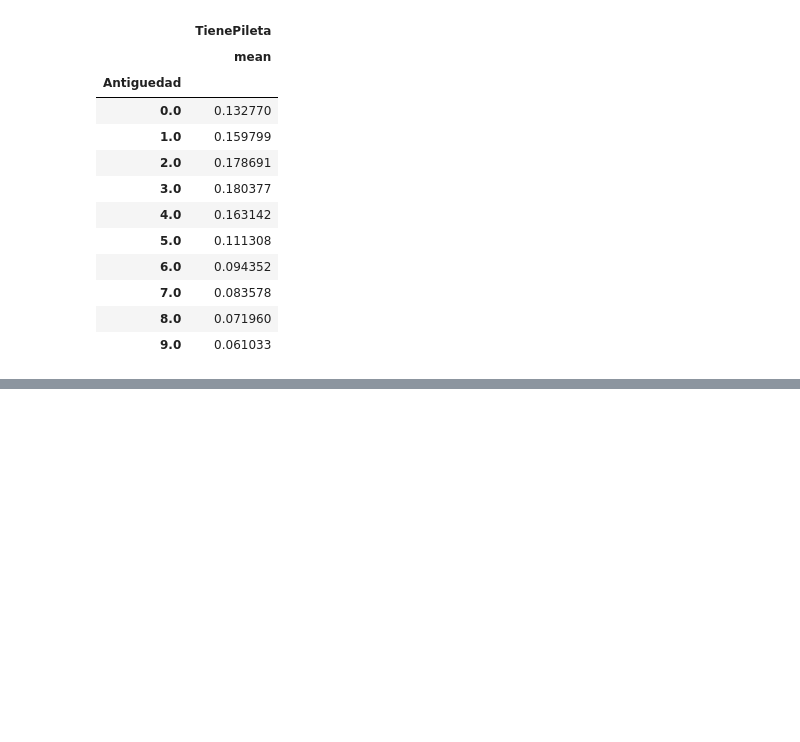
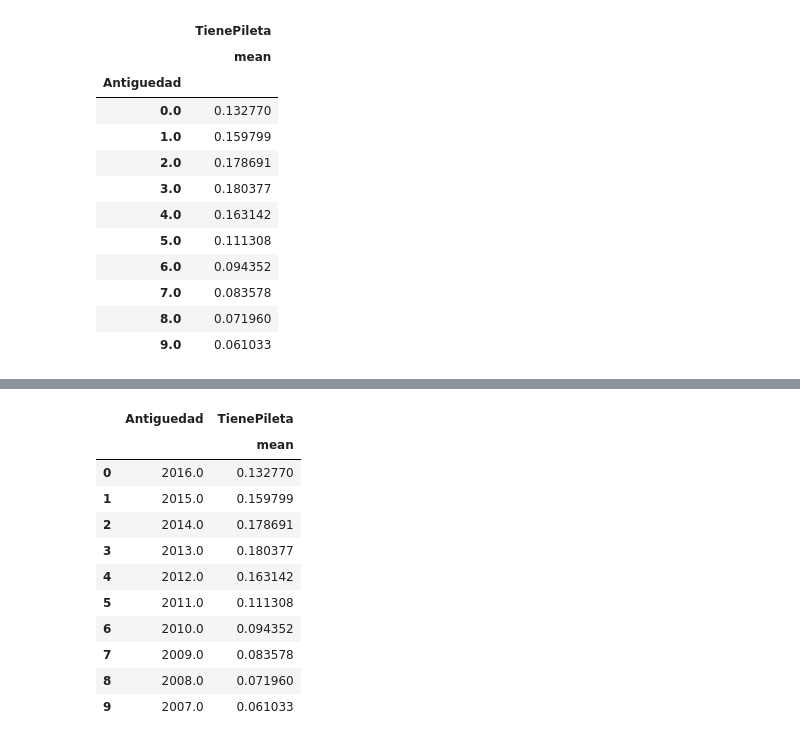
Before and after one commit to komod0/TPs-Org.Datos, a Jupyter notebook: tp1/nbandres.ipynb, the cells around one changed output, grey strips where cells are left out. Saved outputs shown, nothing was run; the diff lists cells and outputs as text; code cells hidden in the pictures; blank space fills up the shorter version.

```diff
--- a/tp1/nbandres.ipynb
+++ b/tp1/nbandres.ipynb
@@ -1060,2 +1060,19 @@ reversed_df.head(10)
+# %%
+PiletaSegunAños['Antiguedad']=(2016-PiletaSegunAños['Antiguedad'])
+# %%
+PiletaSegunAños.head(10)
+# %% [output]
+|  | Antiguedad | TienePileta |
+|  |  | mean |
+| 0 | 2016.0 | 0.132770 |
+| 1 | 2015.0 | 0.159799 |
+| 2 | 2014.0 | 0.178691 |
+| 3 | 2013.0 | 0.180377 |
+| 4 | 2012.0 | 0.163142 |
+| 5 | 2011.0 | 0.111308 |
+| 6 | 2010.0 | 0.094352 |
+| 7 | 2009.0 | 0.083578 |
+| 8 | 2008.0 | 0.071960 |
+| 9 | 2007.0 | 0.061033 |
 # %%
 PromedioPiletas= PiletaSegunAños.TienePileta
```
Also changed, not shown: parts of 5 cells of this notebook.
